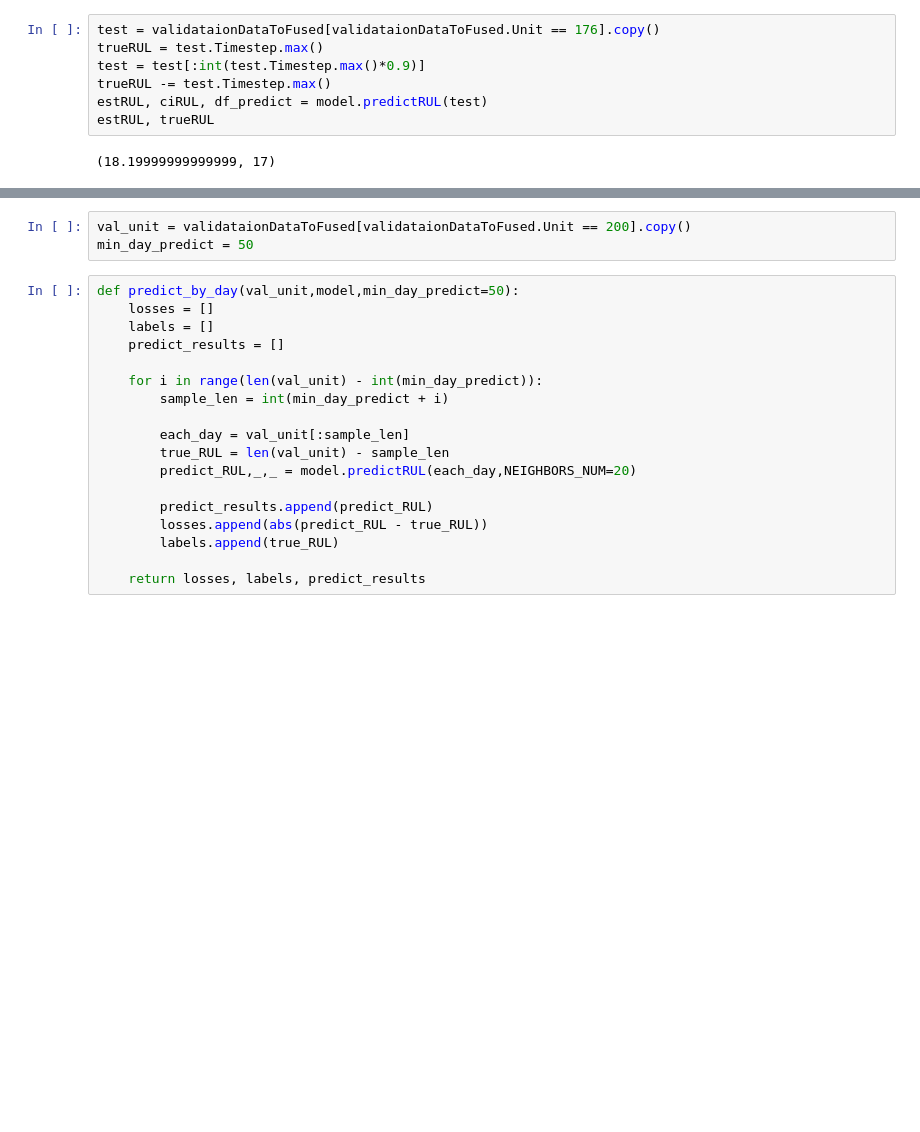
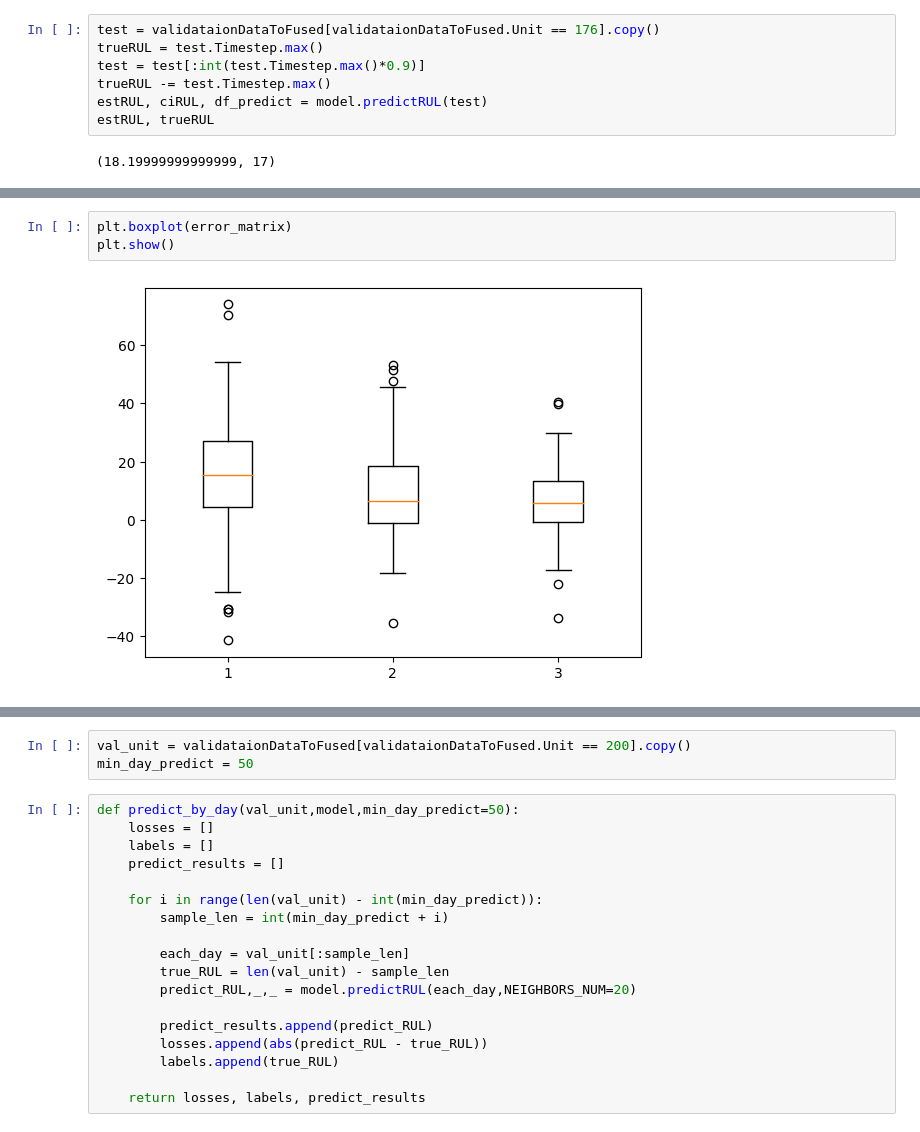
Before and after one commit to 2ThuyThuy/RUL_estimation, a Jupyter notebook: reseach model/Similarity model/create pipeline to reseach and make model.ipynb, the cells around one changed output, grey strips where cells are left out. Saved outputs shown, nothing was run; the diff lists cells and outputs as text; blank space fills up the shorter version.

```diff
--- a/reseach model/Similarity model/create pipeline to reseach and make model.ipynb
+++ b/reseach model/Similarity model/create pipeline to reseach and make model.ipynb
@@ -1044,0 +1089,5 @@ estRUL, trueRUL
+# %%
+plt.boxplot(error_matrix)
+plt.show()
+# %% [output]
+[figure, added]
```
Also changed, not shown: parts of 5 cells of this notebook, 10 other files.
